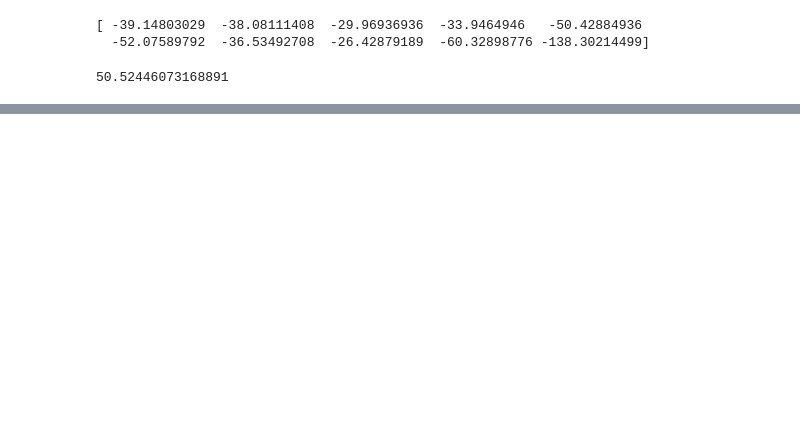
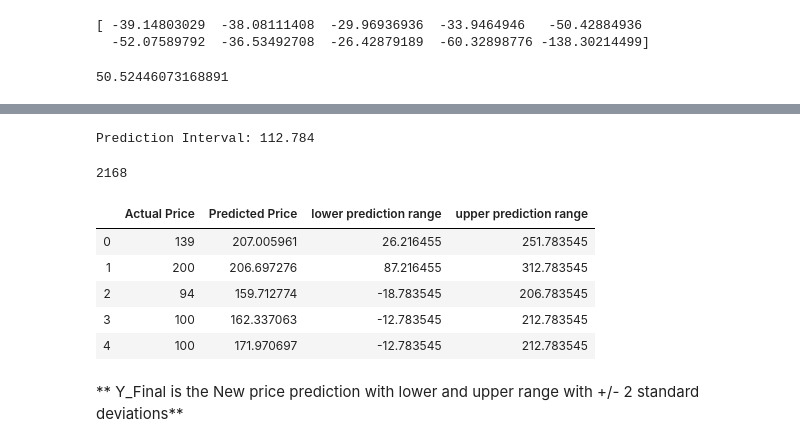
Before and after one commit to ruchikasi/sbcap, a Jupyter notebook: CapStone_Final.ipynb, the cells around one changed output, grey strips where cells are left out. Drawn from its saved outputs; the diff is of its cells as text; code cells hidden in the pictures; blank space fills up the shorter version.

```diff
--- a/CapStone_Final.ipynb
+++ b/CapStone_Final.ipynb
@@ -1157,0 +1295,46 @@ the model without the log variable was  51.12  and log transformation of number
+# %%
+interval = []
+lower = []
+upper = []
+
+# estimate stdev of yhat
+sum_errs = arraysum((y_act - yhat)**2)
+stdev = sqrt(1/(len(y_act)-2) * sum_errs)
+
+# calculate prediction interval
+interval = 1.96 * stdev
+print('Prediction Interval: %.3f' % interval)
+# %% [output]
+Prediction Interval: 112.784
+# %%
+len(X3_airbnb)
+# %% [output]
+2168
+# %%
+ param_range_new = list(range(0,len(X3_airbnb)))
+# %%
+
+for i in  param_range_new:
+    y_fout = y_act[i]
+    lower_i, upper_i = y_fout - interval, y_fout + interval
+    lower.append(lower_i)
+    upper.append(upper_i)
+
+#print('95%% likelihood that the true value is between %.3f and %.3f' % (lower, upper))
+#print('True value: %.3f' % y_out)
+#print('True value: %.3f' % yhat_out)
+# %%
+#Making a dataframe with predicted value, lower and upper values
+
+y_final = pd.DataFrame({'Actual Price': y_act,'Predicted Price': yhat,'lower prediction range':lower,'upper prediction range':upper})
+# %%
+y_final.head()
+# %% [output]
+|  | Actual Price | Predicted Price | lower prediction range | upper prediction range |
+| 0 | 139 | 207.005961 | 26.216455 | 251.783545 |
+| 1 | 200 | 206.697276 | 87.216455 | 312.783545 |
+| 2 | 94 | 159.712774 | -18.783545 | 206.783545 |
+| 3 | 100 | 162.337063 | -12.783545 | 212.783545 |
+| 4 | 100 | 171.970697 | -12.783545 | 212.783545 |
+# %% [markdown]
+** Y_Final is the New price prediction with lower and upper range with +/- 2 standard deviations**
```
Also changed, not shown: parts of 67 cells of this notebook.
